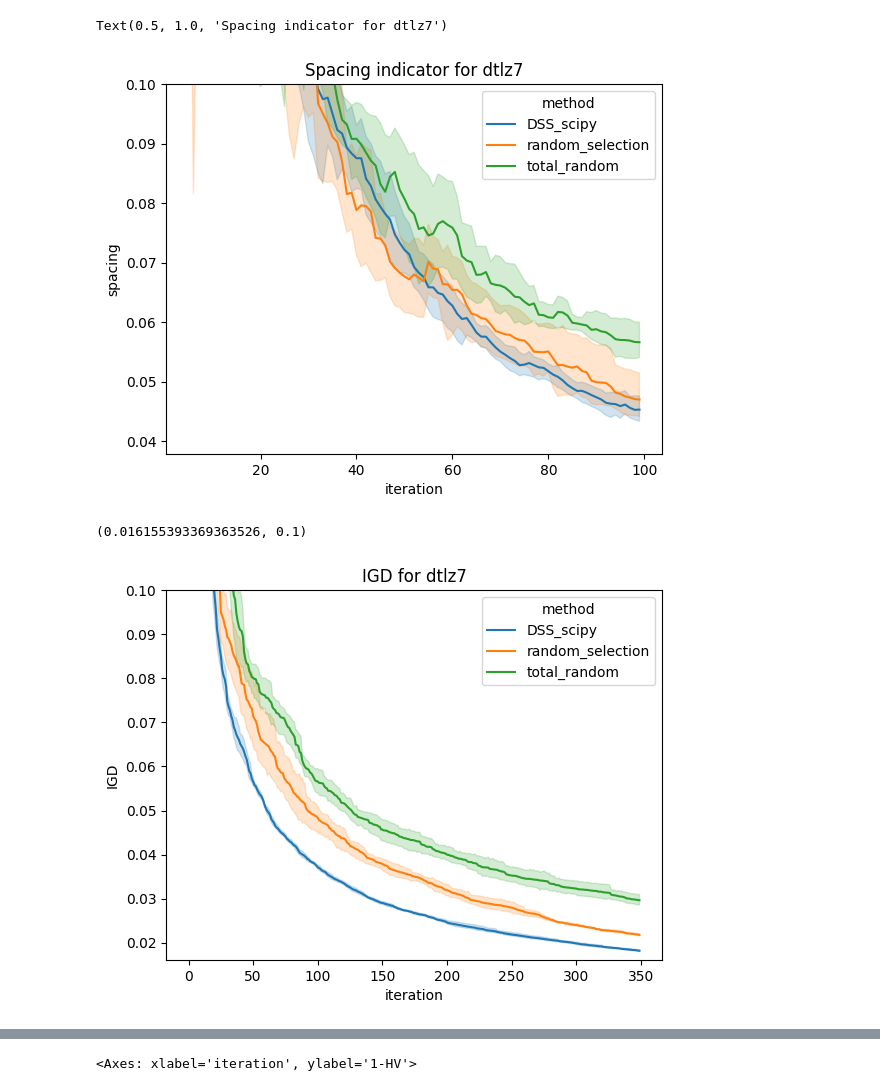
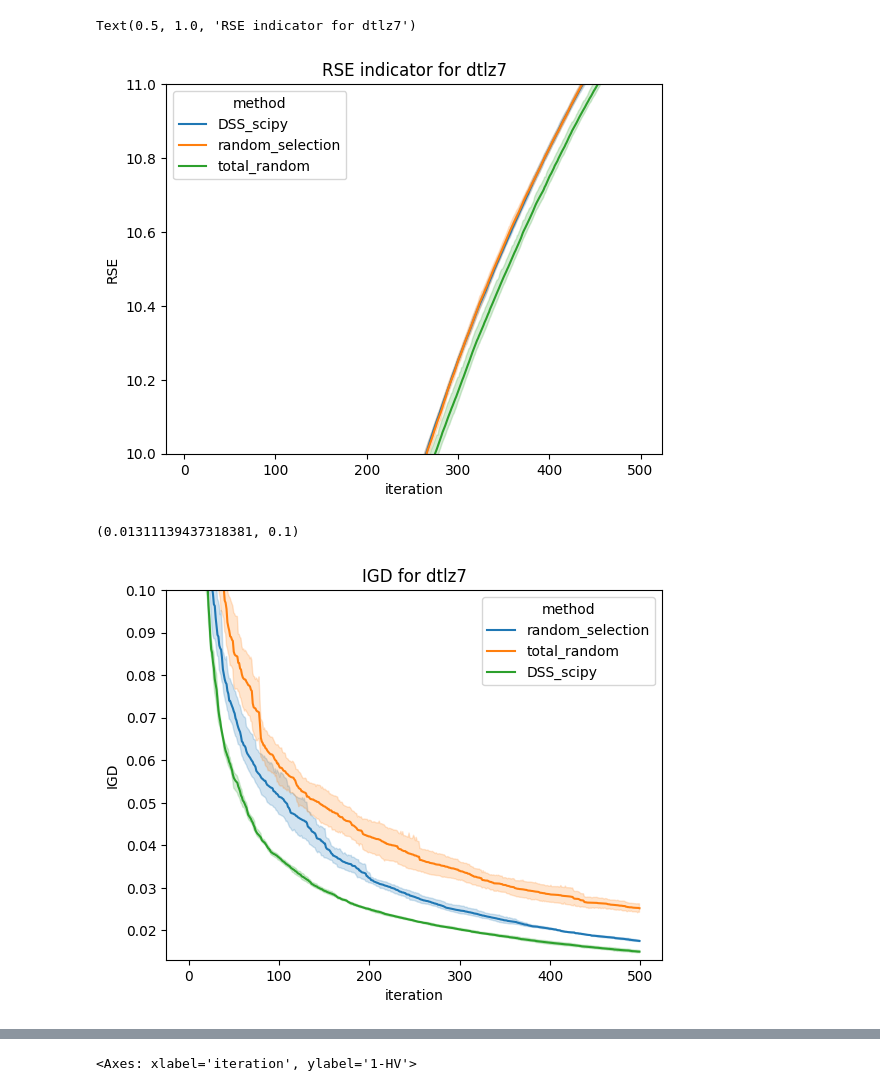
Before and after one commit to light-weaver/iterative-pareto-representer, a Jupyter notebook: notebooks/explore_results.ipynb, the cells around one changed output, grey strips where cells are left out. Drawn from its saved outputs; the diff is of its cells as text; code cells hidden in the pictures.

```diff
--- a/notebooks/explore_results.ipynb
+++ b/notebooks/explore_results.ipynb
@@ -17,6 +21,7 @@ class OneExperimentResults(BaseModel):
     runID: int = Field(description="Run number")
     hv: list[float] = Field(description="Hypervolume (Normalized) of the found solutions at each iteration")
     IDG: list[float] = Field("IGD of the found solutions at each iteration")
+    RSE: list[float | None] = Field("ln(RSE) of the found solutions at each iteration")
     spacing: list[float | None] = Field("Spacing indicator value of the found solutions at each iteration")
     CumBadRefs: list[float] = Field(description="Cumulative fraction of bad reference points found at each iteration")
     success: list[bool] = Field(description="Whether the method evaluated a valid reference point at each iteration")
@@ -40,7 +45,17 @@ methods = list(set([r.method for r in f_results]))
 runIDs = list(set([r.runID for r in f_results]))
 
 f_pd = pd.DataFrame(
-    columns=["method", "runID", "iteration", "HV", "IGD", "spacing" "Bad Reference Points Found", "success", "runtime"]
+    columns=[
+        "method",
+        "runID",
+        "iteration",
+        "HV",
+        "IGD",
+        "spacing",
+        "RSE" "Bad Reference Points Found",
+        "success",
+        "runtime",
+    ]
 )
 
 for r in f_results:
@@ -53,6 +68,7 @@ for r in f_results:
             "HV": r.hv + [np.nan] * (len(r.CumBadRefs) - len(r.hv)),
             "IGD": r.IDG + [np.nan] * (len(r.CumBadRefs) - len(r.hv)),
             "spacing": r.spacing + [np.nan] * (len(r.CumBadRefs) - len(r.hv)),
+            "RSE": r.RSE + [np.nan] * (len(r.CumBadRefs) - len(r.hv)),
             "Bad Reference Points Found": r.CumBadRefs,
             "success": np.array(r.success).astype(int),
             "runtime": [r.runtime] * len(r.CumBadRefs),
@@ -62,21 +78,21 @@ for r in f_results:
 # %%
 f, ax = plt.subplots()
 ax.set()
-f_pd_clean = f_pd[["spacing", "iteration", "method"]].dropna()
-sns.lineplot(data=f_pd_clean, y="spacing", x="iteration", hue="method")
+f_pd_clean = f_pd[["RSE", "iteration", "method"]].dropna()
+sns.lineplot(data=f_pd_clean.sort_values("method"), y="RSE", x="iteration", hue="method")
 
 # Set y-axis limits
-ax.set_ylim(0.9 * f_pd_clean["spacing"].min(), 0.1)
-ax.set_title(f"Spacing indicator for {problem}")
+ax.set_ylim(10, 11)
+ax.set_title(f"RSE indicator for {problem}")
 
 # For problems where all RPs are eliminated, try recalculating the
 # bad RPs with lower threshold values.
 # %% [output]
-Text(0.5, 1.0, 'Spacing indicator for dtlz7')
+Text(0.5, 1.0, 'RSE indicator for dtlz7')
-[figure, old version]
+[figure, new version]
 # %%
 f, ax = plt.subplots()
-#ax.set(yscale="log", xscale="log")
+# ax.set(yscale="log", xscale="log")
 
 f_pd = f_pd[["IGD", "iteration", "method"]].dropna()
 sns.lineplot(data=f_pd, x="iteration", y="IGD", hue="method")
@@ -85,5 +101,5 @@ ax.set_ylim(0.9 * f_pd["IGD"].min(), 0.1)
 
 # f.savefig(f"igd_{problem}.png")
 # %% [output]
-(0.016155393369363526, 0.1)
+(0.01311139437318381, 0.1)
-[figure, old version]
+[figure, new version]
```
Also changed, not shown: parts of 8 cells of this notebook, 27 other files.
